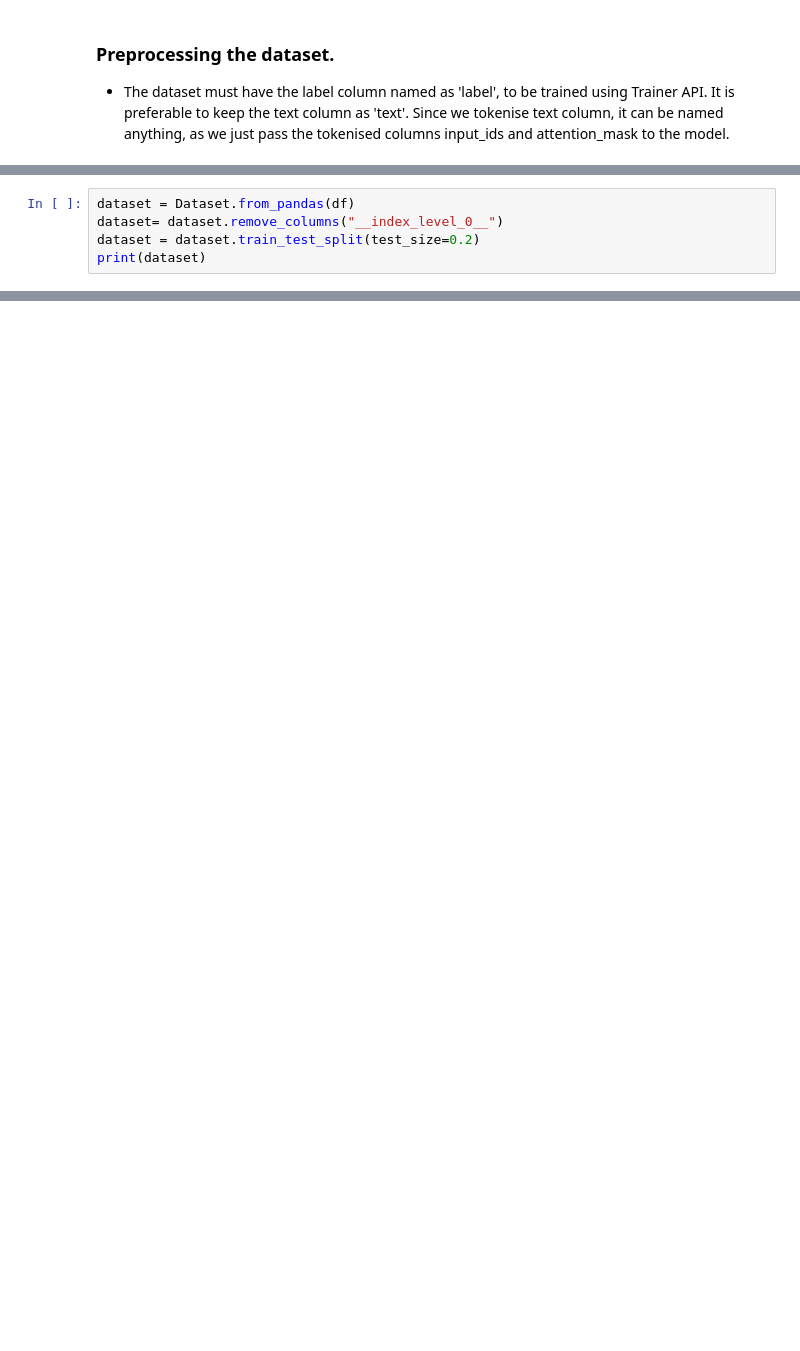
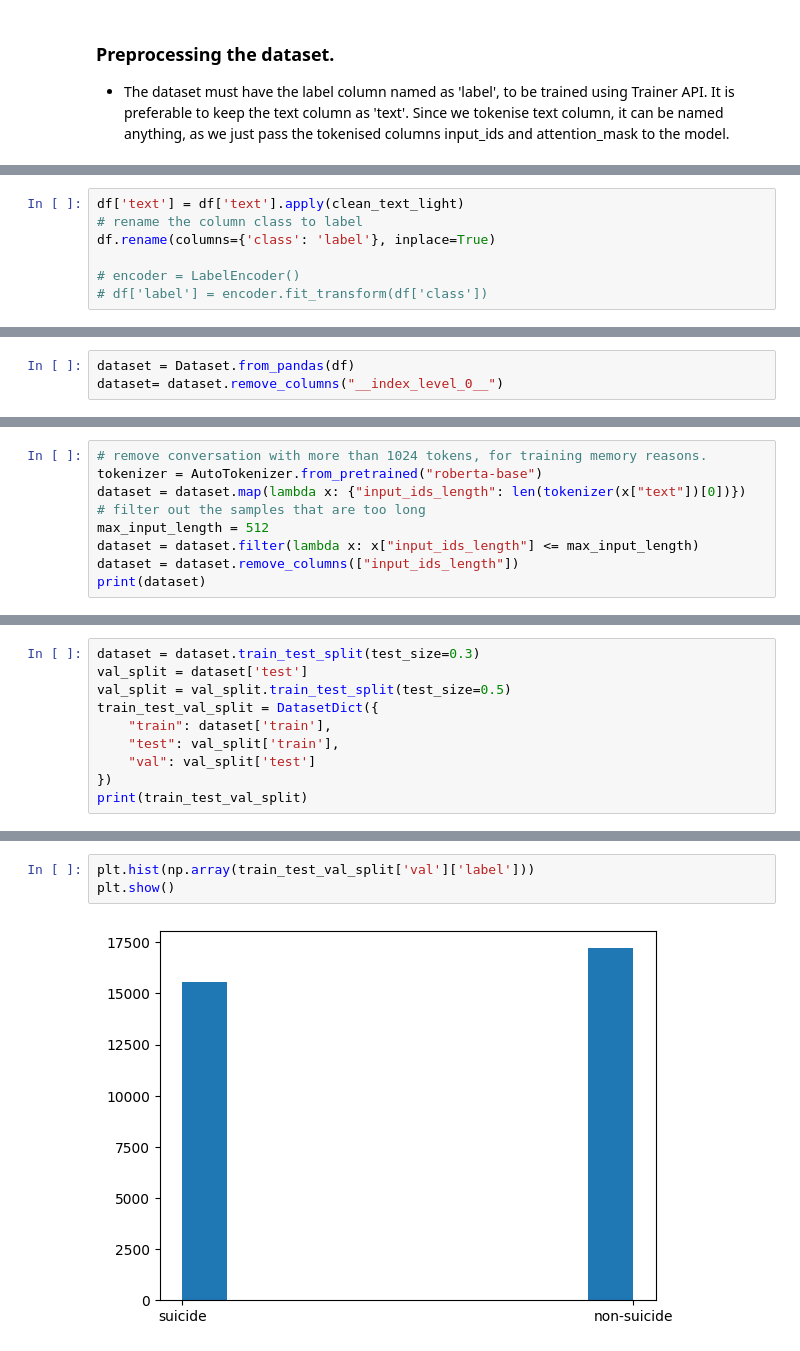
Before and after one commit to vibhorag101/phr-mental-chat, a Jupyter notebook: finetuneModel/BERT/bertDataMaker.ipynb, the cells around one changed output, grey strips where cells are left out. Saved outputs shown, nothing was run; the diff lists cells and outputs as text; blank space fills up the shorter version.

```diff
--- a/finetuneModel/BERT/bertDataMaker.ipynb
+++ b/finetuneModel/BERT/bertDataMaker.ipynb
@@ -91,3 +92,10 @@ df.rename(columns={'class': 'label'}, inplace=True)
+# %%
+df['text'] = df['text'].apply(clean_text_light)
+# rename the column class to label
+df.rename(columns={'class': 'label'}, inplace=True)
+
+# encoder = LabelEncoder()
+# df['label'] = encoder.fit_transform(df['class'])
 # %%
 # check the number of empty rows.
 print(df['text'].apply(lambda x: x == '').sum())
@@ -101,5 +109,3 @@ df.to_csv('Data/Suicide_Detection_Cleaned.csv', index=False)
 # %%
 dataset = Dataset.from_pandas(df)
 dataset= dataset.remove_columns("__index_level_0__")
-dataset = dataset.train_test_split(test_size=0.2)
-print(dataset)
@@ -127,0 +112,9 @@ print(word_counts)
+# %%
+# remove conversation with more than 1024 tokens, for training memory reasons.
+tokenizer = AutoTokenizer.from_pretrained("roberta-base")
+dataset = dataset.map(lambda x: {"input_ids_length": len(tokenizer(x["text"])[0])})
+# filter out the samples that are too long
+max_input_length = 512
+dataset = dataset.filter(lambda x: x["input_ids_length"] <= max_input_length)
+dataset = dataset.remove_columns(["input_ids_length"])
+print(dataset)
@@ -127,0 +126,10 @@ print(word_counts)
+# %%
+dataset = dataset.train_test_split(test_size=0.3)
+val_split = dataset['test']
+val_split = val_split.train_test_split(test_size=0.5)
+train_test_val_split = DatasetDict({
+    "train": dataset['train'],
+    "test": val_split['train'],
+    "val": val_split['test']
+})
+print(train_test_val_split)
@@ -127,0 +151,5 @@ print(word_counts)
+# %%
+plt.hist(np.array(train_test_val_split['val']['label']))
+plt.show()
+# %% [output]
+[figure, added]
```
Also changed, not shown: parts of 15 cells of this notebook, 7 other files.
